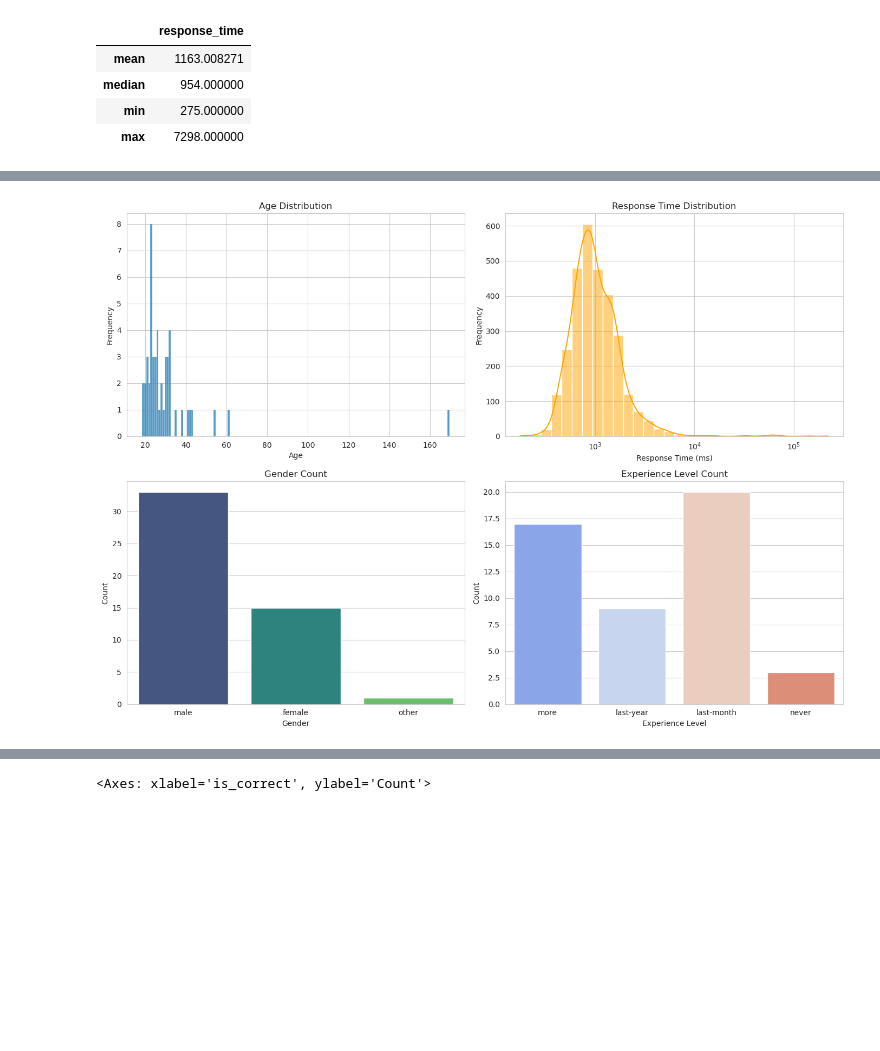
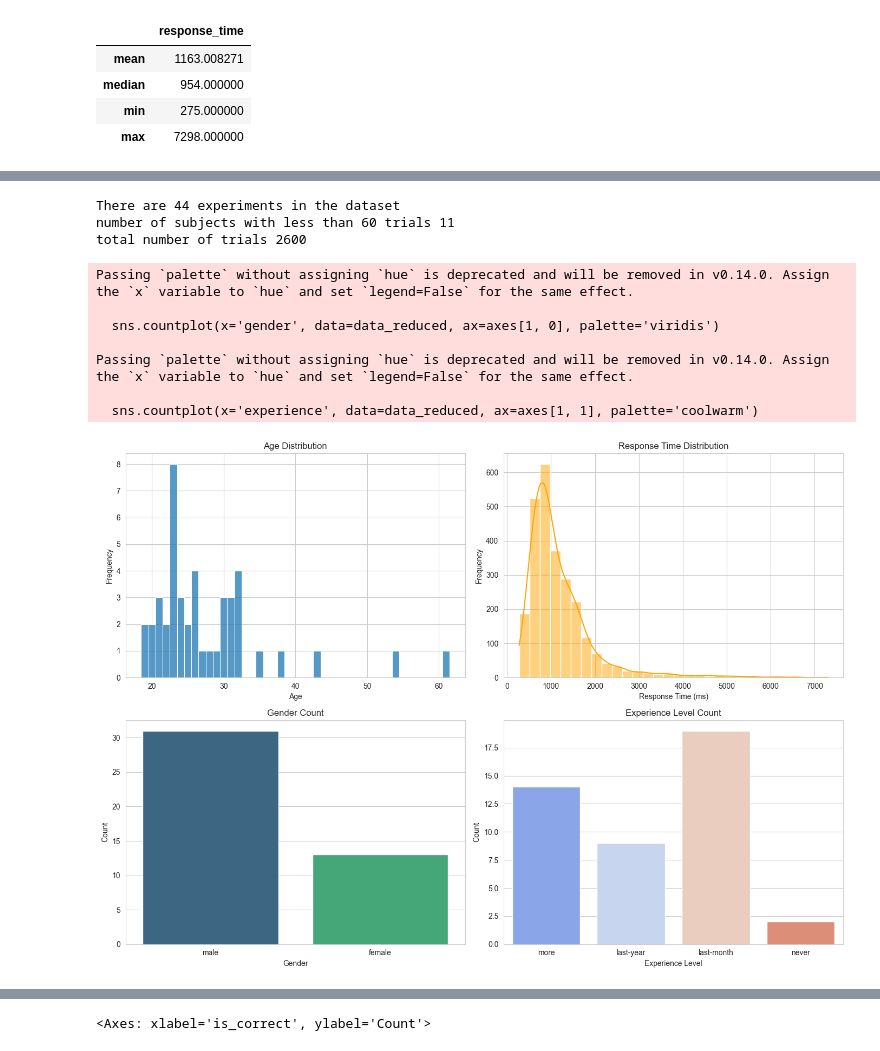
Before and after one commit to michelexyz/salient_colors, a Jupyter notebook: data_analysis/edda.ipynb, the cells around one changed output, grey strips where cells are left out. Cells and saved outputs as stored; diff of their text form; code cells hidden in the pictures; blank space fills up the shorter version.

Commit message:
Added graphs pngs and updated edda.ipynb

```diff
--- a/data_analysis/edda.ipynb
+++ b/data_analysis/edda.ipynb
@@ -146,7 +159,7 @@ data_filtered.agg({'response_time':['mean', 'median', 'min', 'max']})
 | min | 275.000000 |
 | max | 7298.000000 |
 # %%
-data_reduced = data.groupby('session_id').first()
+data_reduced = data_filtered.groupby('session_id').first()
 data_reduced
 # %% [output]
 |  | age | response_side | impaired_vision | experience | gender | inner_width | trial_no | filename | ... |
@@ -171,3 +184,23 @@ data_reduced
+# %%
+#remove trials with age > 120 from data_filtered, data_reduced and data
+data_filtered = data_filtered.query('age < 120')
+data_reduced = data_reduced.query('age < 120')
+#data = data.query('age < 120')
+# %%
+
+print(f"There are {len(data_filtered.groupby('session_id'))} experiments in the dataset")
+# get session_id's of subjects that have less than 60 trials
+session_ids = data_filtered.groupby('subject_id').count().query('scene_id < 60').index
+
+# print the number of subjects that have less than 60 trials
+print(f'number of subjects with less than 60 trials {len(session_ids)}')
+
+# print the total number of trials
+print(f'total number of trials {len(data_filtered)}')
+# %% [output]
+There are 44 experiments in the dataset
+number of subjects with less than 60 trials 11
+total number of trials 2600
 # %%
 import seaborn as sns
 import matplotlib.pyplot as plt
@@ -178,35 +211,42 @@ sns.set_style("whitegrid")
 # Initialize a 2x2 grid of plots
 fig, axes = plt.subplots(2, 2, figsize=(14, 10))
 
 # Plot the distribution of 'age'
 sns.histplot(data_reduced['age'], bins=15, kde=False, ax=axes[0, 0], discrete=True)
 axes[0, 0].set_title('Age Distribution')
 axes[0, 0].set_xlabel('Age')
 axes[0, 0].set_ylabel('Frequency')
 
 # Plot the distribution of 'response_time'
-sns.histplot(data['response_time'], bins=30, kde=True, ax=axes[0, 1], color='orange', log_scale=(True, False))
+sns.histplot(data_filtered['response_time'], bins=30, kde=True, ax=axes[0, 1], color='orange')
 axes[0, 1].set_title('Response Time Distribution')
 axes[0, 1].set_xlabel('Response Time (ms)')
 axes[0, 1].set_ylabel('Frequency')
 
 # Count plot for 'gender'
 sns.countplot(x='gender', data=data_reduced, ax=axes[1, 0], palette='viridis')
 axes[1, 0].set_title('Gender Count')
 axes[1, 0].set_xlabel('Gender')
 axes[1, 0].set_ylabel('Count')
 
 # Count plot for 'experience'
 sns.countplot(x='experience', data=data_reduced, ax=axes[1, 1], palette='coolwarm')
 axes[1, 1].set_title('Experience Level Count')
 axes[1, 1].set_xlabel('Experience Level')
 axes[1, 1].set_ylabel('Count')
 
 # Adjust the layout
 plt.tight_layout()
 plt.show()
 # %% [output]
+Passing `palette` without assigning `hue` is deprecated and will be removed in v0.14.0. Assign the `x` variable to `hue` and set `legend=False` for the same effect.
+
+  sns.countplot(x='gender', data=data_reduced, ax=axes[1, 0], palette='viridis')
+
+Passing `palette` without assigning `hue` is deprecated and will be removed in v0.14.0. Assign the `x` variable to `hue` and set `legend=False` for the same effect.
+
+  sns.countplot(x='experience', data=data_reduced, ax=axes[1, 1], palette='coolwarm')
-[figure, old version]
+[figure, new version]
 # %%
 # Initialize a 2x3 grid of plots
 fig, axes = plt.subplots(2, 3, figsize=(20, 10))
```
Also changed, not shown: parts of 7 cells of this notebook, 5 other files.
